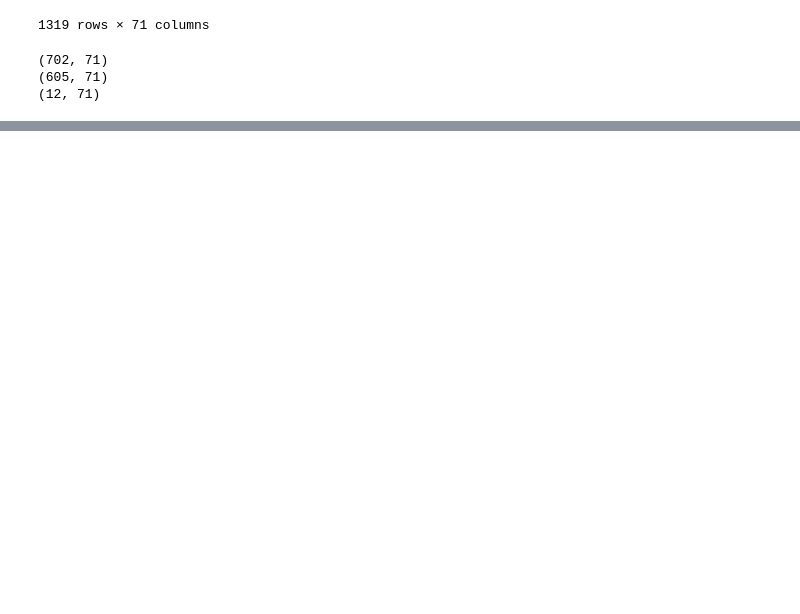
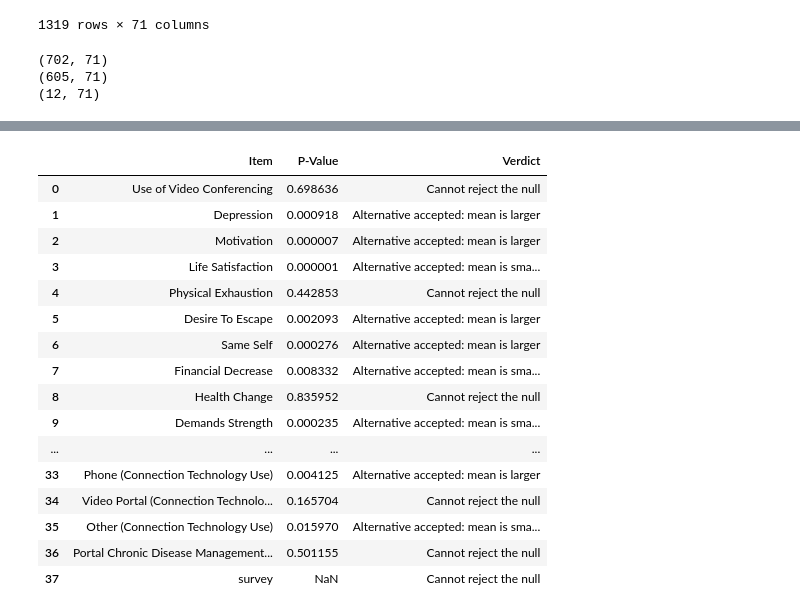
Before and after one commit to amudide/facebook-bayesian, a Jupyter notebook: Bayesian+Cont.ipynb, the cells around one changed output, grey strips where cells are left out. Saved outputs shown, nothing was run; the diff lists cells and outputs as text; code cells hidden in the pictures; blank space fills up the shorter version.

```diff
--- a/Bayesian+Cont.ipynb
+++ b/Bayesian+Cont.ipynb
@@ -394,0 +317,21 @@ res
+# %%
+res = analyze(w2data1, w2data2)
+res
+# %% [output]
+|  | Item | P-Value | Verdict |
+| 0 | Use of Video Conferencing | 0.698636 | Cannot reject the null |
+| 1 | Depression | 0.000918 | Alternative accepted: mean is larger |
+| 2 | Motivation | 0.000007 | Alternative accepted: mean is larger |
+| 3 | Life Satisfaction | 0.000001 | Alternative accepted: mean is sma... |
+| 4 | Physical Exhaustion | 0.442853 | Cannot reject the null |
+| 5 | Desire To Escape | 0.002093 | Alternative accepted: mean is larger |
+| 6 | Same Self | 0.000276 | Alternative accepted: mean is larger |
+| 7 | Financial Decrease | 0.008332 | Alternative accepted: mean is sma... |
+| 8 | Health Change | 0.835952 | Cannot reject the null |
+| 9 | Demands Strength | 0.000235 | Alternative accepted: mean is sma... |
+| ... | ... | ... | ... |
+| 33 | Phone (Connection Technology Use) | 0.004125 | Alternative accepted: mean is larger |
+| 34 | Video Portal (Connection Technolo... | 0.165704 | Cannot reject the null |
+| 35 | Other (Connection Technology Use) | 0.015970 | Alternative accepted: mean is sma... |
+| 36 | Portal Chronic Disease Management... | 0.501155 | Cannot reject the null |
+| 37 | survey | NaN | Cannot reject the null |
```
Also changed, not shown: parts of 24 cells of this notebook.
